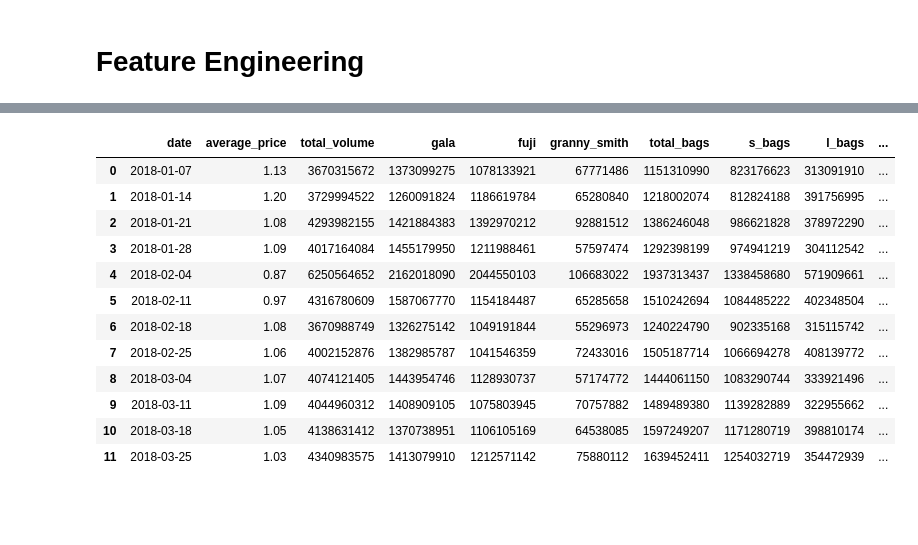
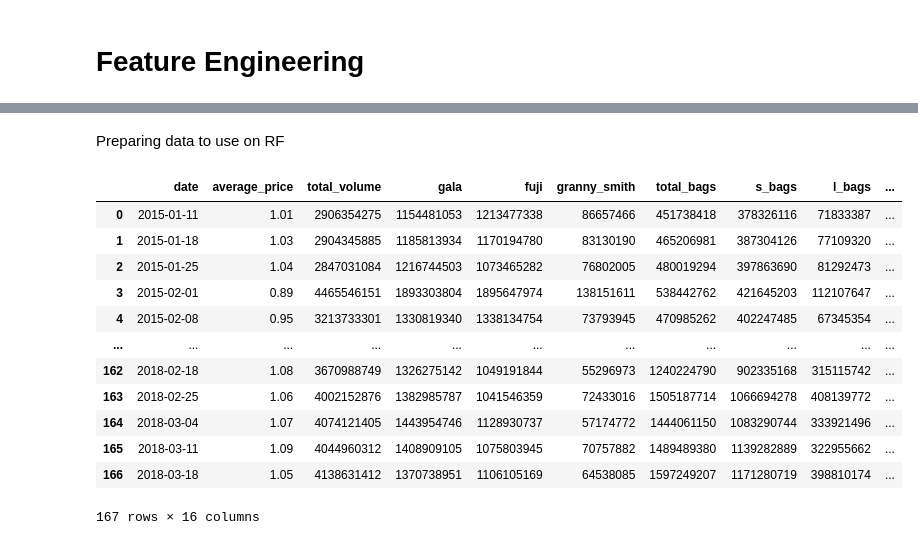
Before and after one commit to marcelomoraiscloser/apple_price, a Jupyter notebook: ApplePricePredictor.ipynb, the cells around one changed output, grey strips where cells are left out. Saved outputs shown, nothing was run; the diff lists cells and outputs as text; code cells hidden in the pictures; blank space fills up the shorter version.

```diff
--- a/ApplePricePredictor.ipynb
+++ b/ApplePricePredictor.ipynb
@@ -45,6 +45,9 @@ df = df.sort_values('date')
 df_conv = df[df['type'] == 'conventional']
 df_org = df[df['type'] == 'organic']
 
+#Choosing columns of interest
 columns_of_interest = ['date', 'average_price', 'total_volume', 'gala', 'fuji', 'granny_smith', 'total_bags', 's_bags', 'l_bags', 'xl_bags']
 df_conv = df_conv[columns_of_interest]
 df_org = df_org[columns_of_interest]
+columns_of_interest.append('type')
+df = df[columns_of_interest]
@@ -173,0 +183,21 @@ Convencional e organico (avg_price) por mes e ano
+# %%
+df_conv['target'] = df_conv['average_price'].shift(-1)
+df_conv = df_conv.loc[df_conv['target'].notna()].copy().reset_index(drop = True)
+
+split_date = pd.to_datetime('2018-01-01')
+
+#Spliting into training and test data
+df_conv_train = df_conv.loc[df_conv['date'] < split_date].copy().reset_index(drop=True)
+df_conv_test = df_conv.loc[df_conv['date'] >= split_date].copy().reset_index(drop=True)
+
+def print_stats(df_set, df):
+    print(f'Percentage of original: {len(df_set) / len(df):.0%}')
+    print('Target min: {}'.format(df_set["target"].min()))
+    print(f'Target median:\t{df_set["target"].median():,.2f}')
+    print(f'Target mean:\t{df_set["target"].mean():,.2f}')
+    print(f'Target max:\t{df_set["target"].max():,.2f}')
+
+print('\nFull train')
+print_stats(df_conv_train, df_conv)
+print('\nTest')
+print_stats(df_conv_test, df_conv)
@@ -294,16 +306,25 @@ ValueError: Input contains NaN.
-# %%
-df_conv_test
-# %% [output]
-|  | date | average_price | total_volume | gala | fuji | granny_smith | total_bags | s_bags | l_bags | ... |
-| 0 | 2018-01-07 | 1.13 | 3670315672 | 1373099275 | 1078133921 | 67771486 | 1151310990 | 823176623 | 313091910 | ... |
-| 1 | 2018-01-14 | 1.20 | 3729994522 | 1260091824 | 1186619784 | 65280840 | 1218002074 | 812824188 | 391756995 | ... |
-| 2 | 2018-01-21 | 1.08 | 4293982155 | 1421884383 | 1392970212 | 92881512 | 1386246048 | 986621828 | 378972290 | ... |
-| 3 | 2018-01-28 | 1.09 | 4017164084 | 1455179950 | 1211988461 | 57597474 | 1292398199 | 974941219 | 304112542 | ... |
-| 4 | 2018-02-04 | 0.87 | 6250564652 | 2162018090 | 2044550103 | 106683022 | 1937313437 | 1338458680 | 571909661 | ... |
-| 5 | 2018-02-11 | 0.97 | 4316780609 | 1587067770 | 1154184487 | 65285658 | 1510242694 | 1084485222 | 402348504 | ... |
-| 6 | 2018-02-18 | 1.08 | 3670988749 | 1326275142 | 1049191844 | 55296973 | 1240224790 | 902335168 | 315115742 | ... |
-| 7 | 2018-02-25 | 1.06 | 4002152876 | 1382985787 | 1041546359 | 72433016 | 1505187714 | 1066694278 | 408139772 | ... |
-| 8 | 2018-03-04 | 1.07 | 4074121405 | 1443954746 | 1128930737 | 57174772 | 1444061150 | 1083290744 | 333921496 | ... |
-| 9 | 2018-03-11 | 1.09 | 4044960312 | 1408909105 | 1075803945 | 70757882 | 1489489380 | 1139282889 | 322955662 | ... |
-| 10 | 2018-03-18 | 1.05 | 4138631412 | 1370738951 | 1106105169 | 64538085 | 1597249207 | 1171280719 | 398810174 | ... |
-| 11 | 2018-03-25 | 1.03 | 4340983575 | 1413079910 | 1212571142 | 75880112 | 1639452411 | 1254032719 | 354472939 | ... |
+# %% [markdown]
+Preparing data to use on RF
+# %%
+df_convX = df.drop('target', axis=1)
+
+#Separating target
+df_convY = df_conv['average_price']
+df_convY.head()
+
+df_convX = df_convX.drop('average_price', axis=1)
+df_convX
+# %% [output]
+|  | date | average_price | total_volume | gala | fuji | granny_smith | total_bags | s_bags | l_bags | ... |
+| 0 | 2015-01-11 | 1.01 | 2906354275 | 1154481053 | 1213477338 | 86657466 | 451738418 | 378326116 | 71833387 | ... |
+| 1 | 2015-01-18 | 1.03 | 2904345885 | 1185813934 | 1170194780 | 83130190 | 465206981 | 387304126 | 77109320 | ... |
+| 2 | 2015-01-25 | 1.04 | 2847031084 | 1216744503 | 1073465282 | 76802005 | 480019294 | 397863690 | 81292473 | ... |
+| 3 | 2015-02-01 | 0.89 | 4465546151 | 1893303804 | 1895647974 | 138151611 | 538442762 | 421645203 | 112107647 | ... |
+| 4 | 2015-02-08 | 0.95 | 3213733301 | 1330819340 | 1338134754 | 73793945 | 470985262 | 402247485 | 67345354 | ... |
+| ... | ... | ... | ... | ... | ... | ... | ... | ... | ... | ... |
+| 162 | 2018-02-18 | 1.08 | 3670988749 | 1326275142 | 1049191844 | 55296973 | 1240224790 | 902335168 | 315115742 | ... |
+| 163 | 2018-02-25 | 1.06 | 4002152876 | 1382985787 | 1041546359 | 72433016 | 1505187714 | 1066694278 | 408139772 | ... |
+| 164 | 2018-03-04 | 1.07 | 4074121405 | 1443954746 | 1128930737 | 57174772 | 1444061150 | 1083290744 | 333921496 | ... |
+| 165 | 2018-03-11 | 1.09 | 4044960312 | 1408909105 | 1075803945 | 70757882 | 1489489380 | 1139282889 | 322955662 | ... |
+| 166 | 2018-03-18 | 1.05 | 4138631412 | 1370738951 | 1106105169 | 64538085 | 1597249207 | 1171280719 | 398810174 | ... |
+167 rows × 16 columns
```
Also changed, not shown: parts of 22 cells of this notebook.
